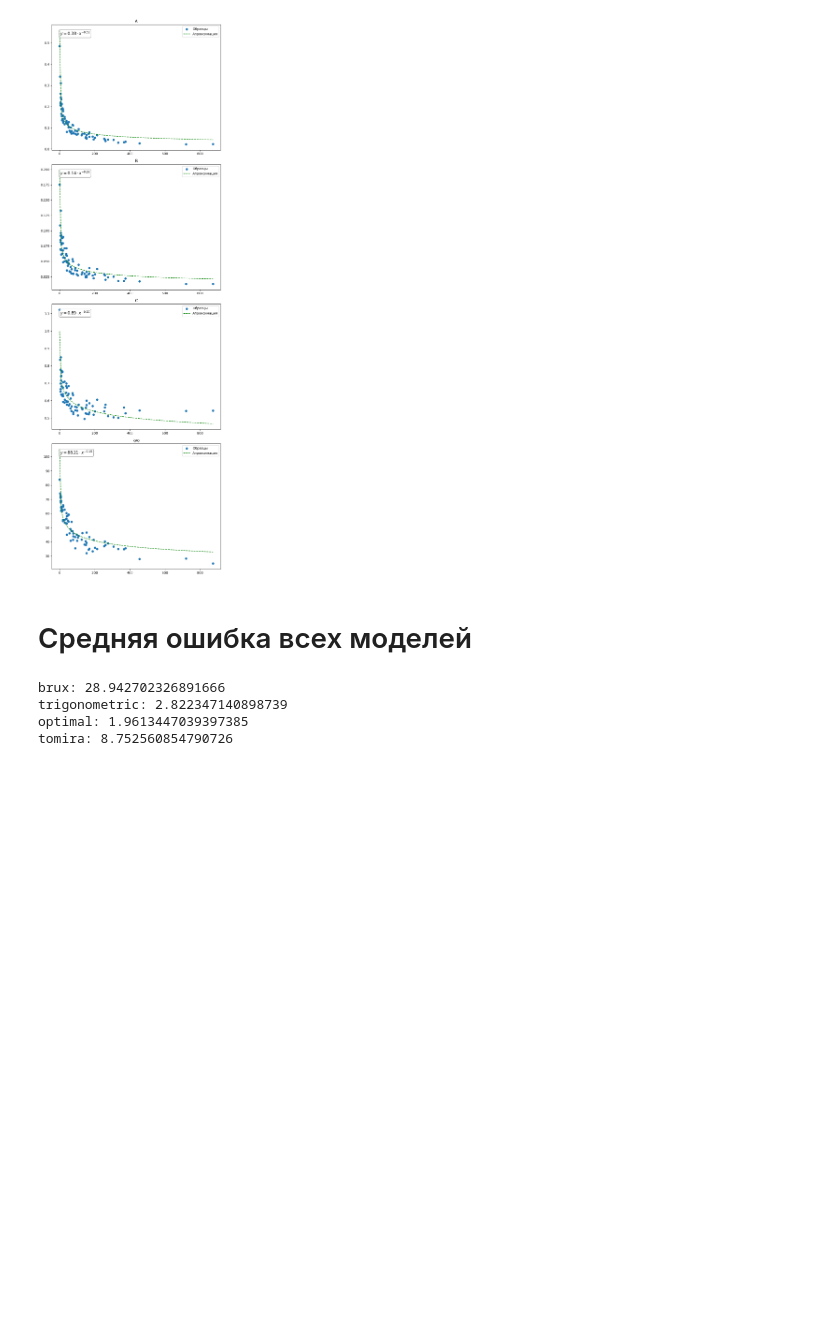
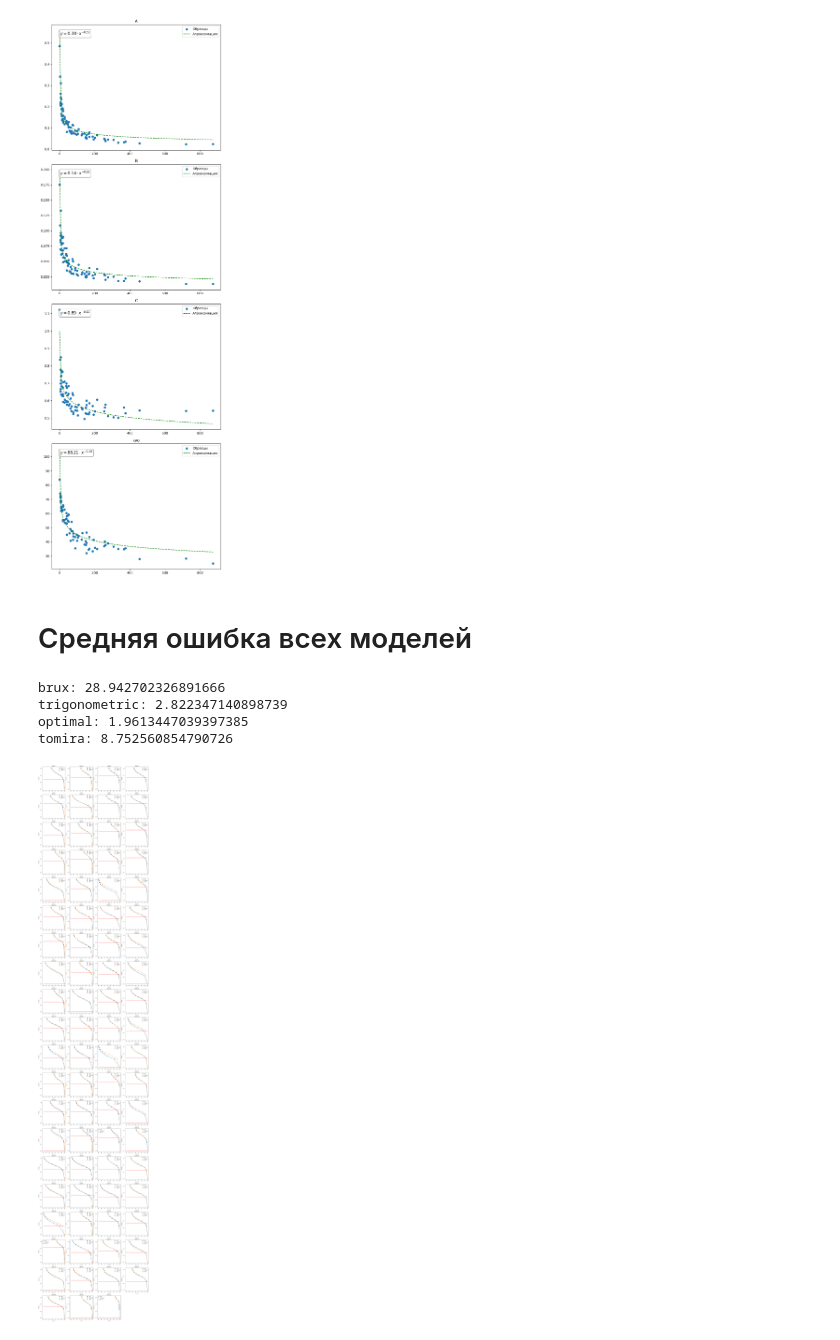
Before and after one commit to spaceswimmer/Pertoleum-Geology-Projects, a Jupyter notebook: Artemiy_Fishchuk_examples/03 Capilarry curve modeling/task.ipynb, the cells around one changed output. Drawn from its saved outputs; the diff is of its cells as text; code cells hidden in the pictures; blank space fills up the shorter version.

```diff
--- a/Artemiy_Fishchuk_examples/03 Capilarry curve modeling/task.ipynb
+++ b/Artemiy_Fishchuk_examples/03 Capilarry curve modeling/task.ipynb
@@ -206,17 +206,22 @@ def plot_all_models(data, pc, model_name):
         match model_name:
             case "BruxKori":
                 model = BruxKori(data[num]["kv"], pc)
+                params = ln_law(data[num]["kpr"], -0.10, 2.45)
             case "Kinetic":
                 model = Kinetic(data[num]["kv"], pc)
                 mask = (model.pc > model.pc_vh)
             case "Optimal":
                 model = Optimal(data[num]["kv"], pc)
-                params = params = (power_law(data[num]["kpr"], 0.36, -0.24), power_law(data[num]["kpr"], 0.49, 0.07))
+                params =  (power_law(data[num]["kpr"], 0.36, -0.24), power_law(data[num]["kpr"], 0.49, 0.07))
             case "Tomira":
                 model = Tomira(data[num]["kv"], pc)
                 mask = (model.pc >= model.pc_vh)
+                params = ln_law(data[num]["kpr"], -0.06, 1.19)
             case "Trigonometric":
                 model = Trigonometric(data[num]["kv"], pc)
+                params = (power_law(data[num]["kpr"], 0.38, -0.32), power_law(data[num]["kpr"], 0.14, -0.28), power_law(data[num]["kpr"], 0.89, -0.10))
+            case _:
+                raise ValueError("Нет такой модели")
 
         predicted = model.predict(params)
         real = model.kv
@@ -238,3 +243,7 @@ def plot_all_models(data, pc, model_name):
 
     plt.tight_layout()
     plt.show()
+# %%
+plot_all_models(data, pc, "Optimal")
+# %% [output]
+[figure, added]
```
